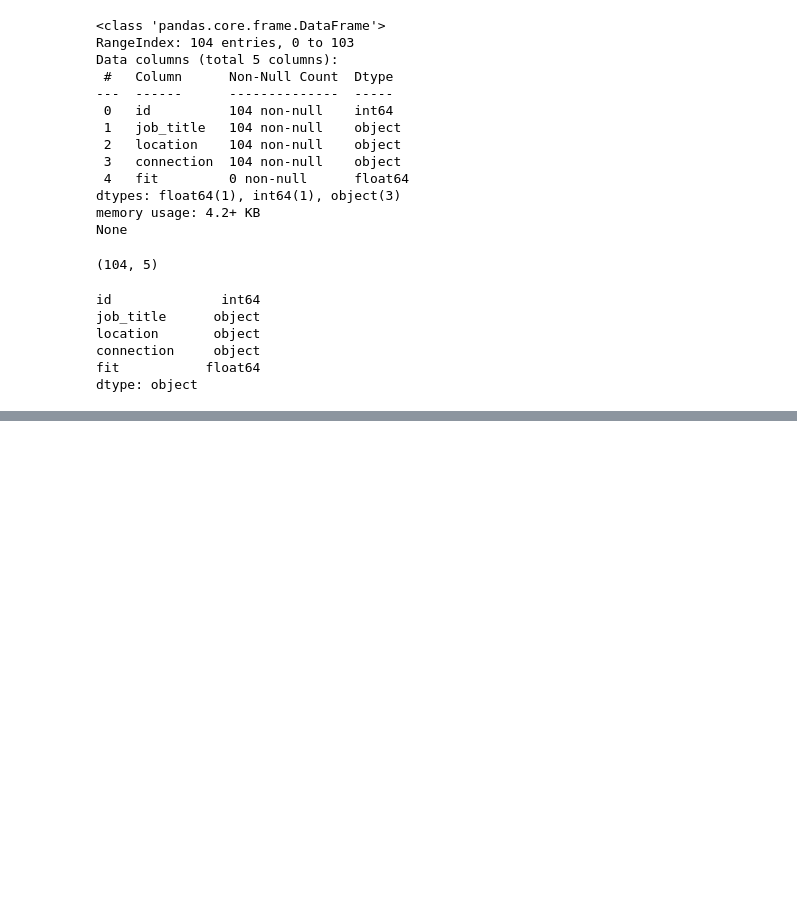
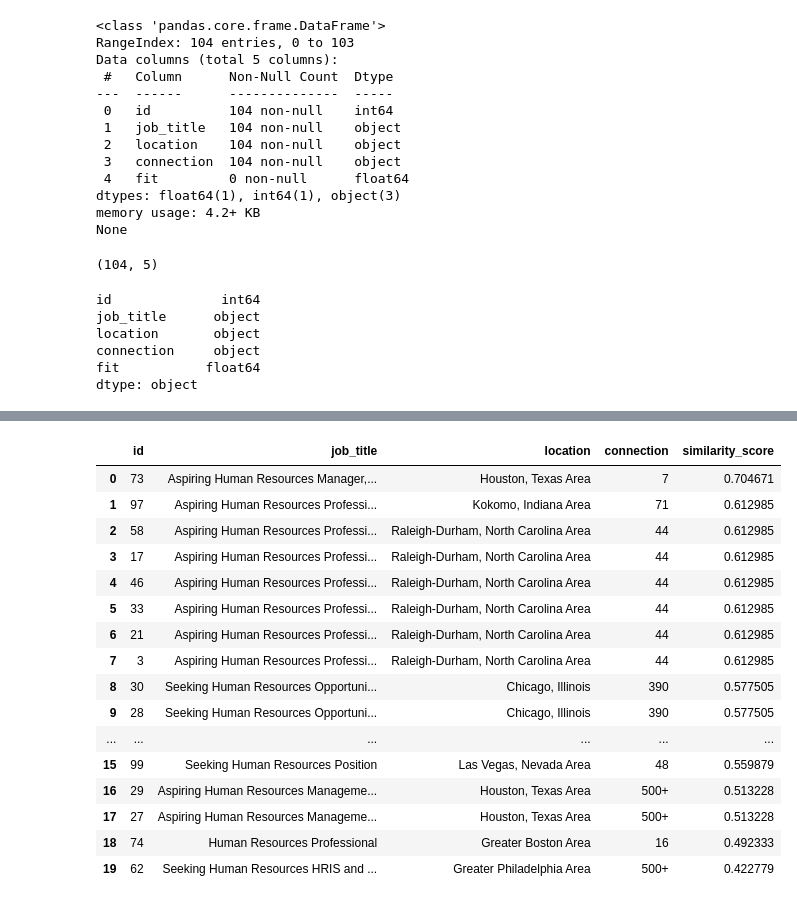
Before and after one commit to DillonR03/Potential-Talents-Candidate-Ranking-Model, a Jupyter notebook: PotentialTalentsNotebook.ipynb, the cells around one changed output, grey strips where cells are left out. Drawn from its saved outputs; the diff is of its cells as text; code cells hidden in the pictures; blank space fills up the shorter version.

```diff
--- a/PotentialTalentsNotebook.ipynb
+++ b/PotentialTalentsNotebook.ipynb
@@ -169,0 +257,10 @@ plt.show()
+# %%
+ranked_candidates = (
+    df.sort_values(
+        by="similarity_score",
+        ascending=False
+    )
+    .reset_index(drop=True)
+)
+
+ranked_candidates.head(10)
@@ -169,0 +279,22 @@ plt.show()
+# %%
+ranked_candidates[
+    ["id", "job_title", "location", "connection", "similarity_score"]
+].head(20)
+# %% [output]
+|  | id | job_title | location | connection | similarity_score |
+| 0 | 73 | Aspiring Human Resources Manager,... | Houston, Texas Area | 7 | 0.704671 |
+| 1 | 97 | Aspiring Human Resources Professi... | Kokomo, Indiana Area | 71 | 0.612985 |
+| 2 | 58 | Aspiring Human Resources Professi... | Raleigh-Durham, North Carolina Area | 44 | 0.612985 |
+| 3 | 17 | Aspiring Human Resources Professi... | Raleigh-Durham, North Carolina Area | 44 | 0.612985 |
+| 4 | 46 | Aspiring Human Resources Professi... | Raleigh-Durham, North Carolina Area | 44 | 0.612985 |
+| 5 | 33 | Aspiring Human Resources Professi... | Raleigh-Durham, North Carolina Area | 44 | 0.612985 |
+| 6 | 21 | Aspiring Human Resources Professi... | Raleigh-Durham, North Carolina Area | 44 | 0.612985 |
+| 7 | 3 | Aspiring Human Resources Professi... | Raleigh-Durham, North Carolina Area | 44 | 0.612985 |
+| 8 | 30 | Seeking Human Resources Opportuni... | Chicago, Illinois | 390 | 0.577505 |
+| 9 | 28 | Seeking Human Resources Opportuni... | Chicago, Illinois | 390 | 0.577505 |
+| ... | ... | ... | ... | ... | ... |
+| 15 | 99 | Seeking Human Resources Position | Las Vegas, Nevada Area | 48 | 0.559879 |
+| 16 | 29 | Aspiring Human Resources Manageme... | Houston, Texas Area | 500+ | 0.513228 |
+| 17 | 27 | Aspiring Human Resources Manageme... | Houston, Texas Area | 500+ | 0.513228 |
+| 18 | 74 | Human Resources Professional | Greater Boston Area | 16 | 0.492333 |
+| 19 | 62 | Seeking Human Resources HRIS and ... | Greater Philadelphia Area | 500+ | 0.422779 |
```
Also changed, not shown: parts of 17 cells of this notebook.
